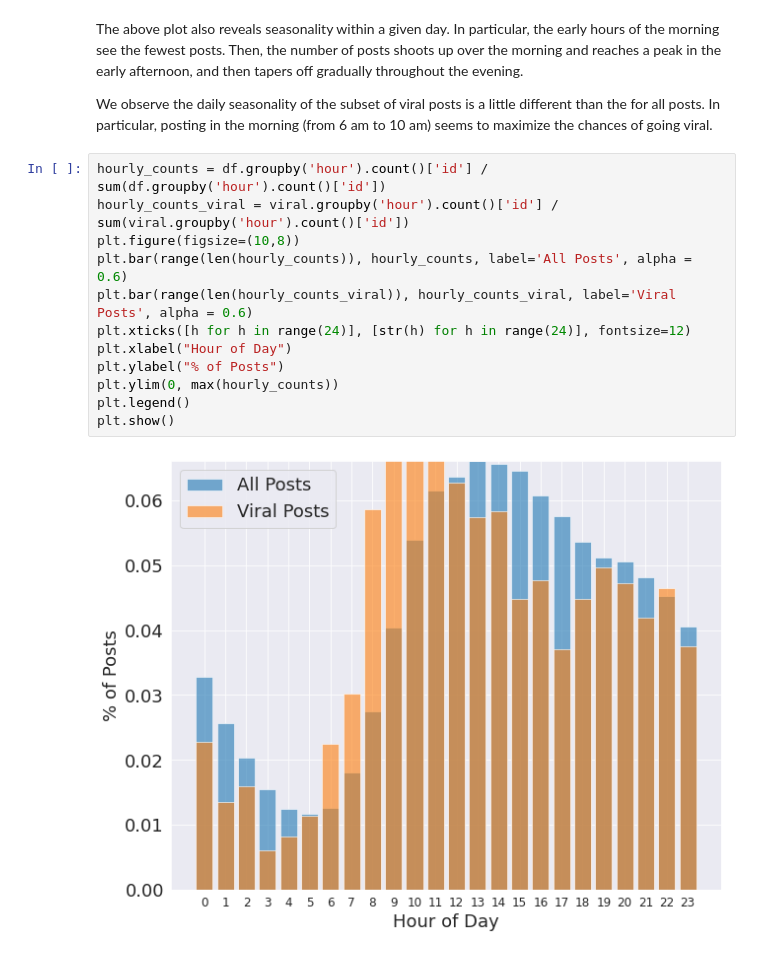
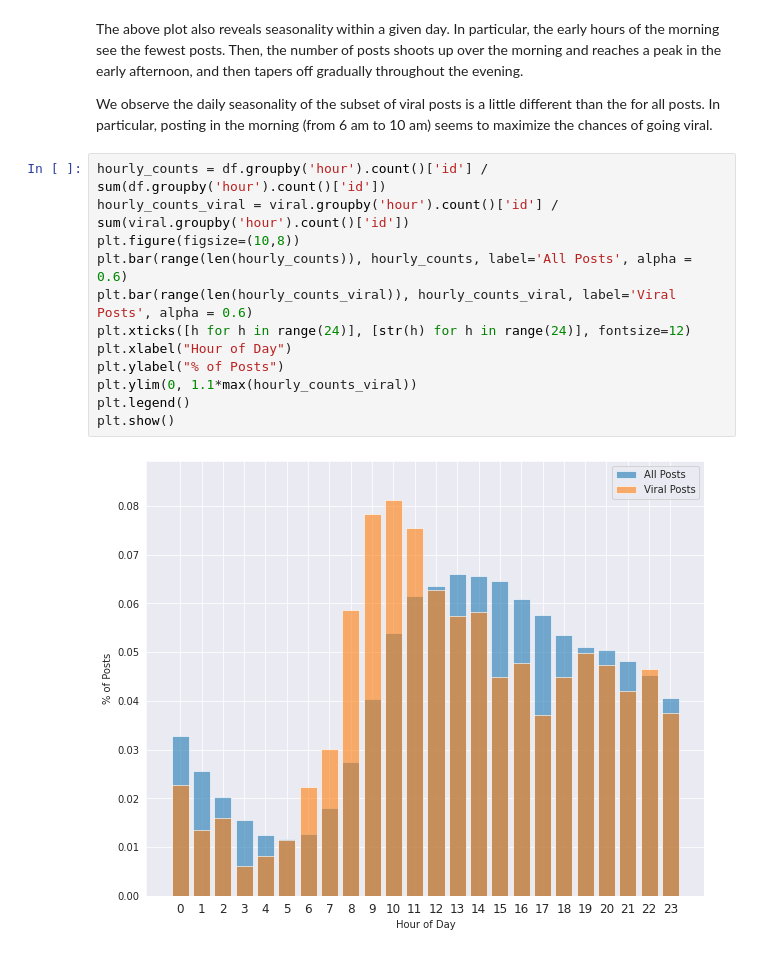
Before and after one commit to ericoden/erdos-project, a Jupyter notebook: exploratory_analysis.ipynb, the cells around one changed output. Drawn from its saved outputs; the diff is of its cells as text.

```diff
--- a/exploratory_analysis.ipynb
+++ b/exploratory_analysis.ipynb
@@ -121,17 +121,17 @@ We observe the daily seasonality of the subset of viral posts is a little differ
 # %%
 hourly_counts = df.groupby('hour').count()['id'] / sum(df.groupby('hour').count()['id'])
 hourly_counts_viral = viral.groupby('hour').count()['id'] / sum(viral.groupby('hour').count()['id'])
 plt.figure(figsize=(10,8))
 plt.bar(range(len(hourly_counts)), hourly_counts, label='All Posts', alpha = 0.6)
 plt.bar(range(len(hourly_counts_viral)), hourly_counts_viral, label='Viral Posts', alpha = 0.6)
 plt.xticks([h for h in range(24)], [str(h) for h in range(24)], fontsize=12)
 plt.xlabel("Hour of Day")
 plt.ylabel("% of Posts")
-plt.ylim(0, max(hourly_counts))
+plt.ylim(0, 1.1*max(hourly_counts_viral))
 plt.legend()
 plt.show()
 # %% [output]
-[figure, old version]
+[figure, new version]
 # %%
 plt.figure(figsize=(10,8))
 plt.bar(range(len(hourly_counts)), 100*viral.groupby('hour').count()['id'] / df.groupby('hour').count()['id'])
```
Also changed, not shown: parts of 5 cells of this notebook, 1 other file.
